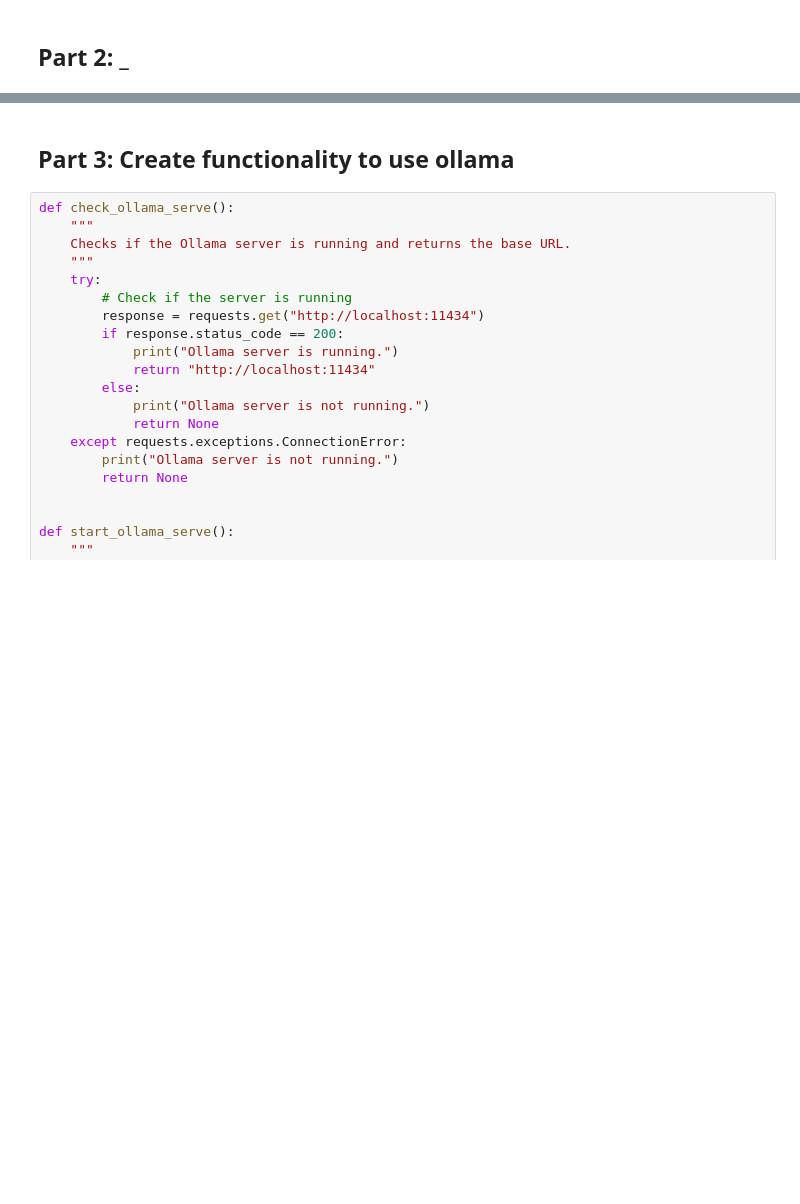
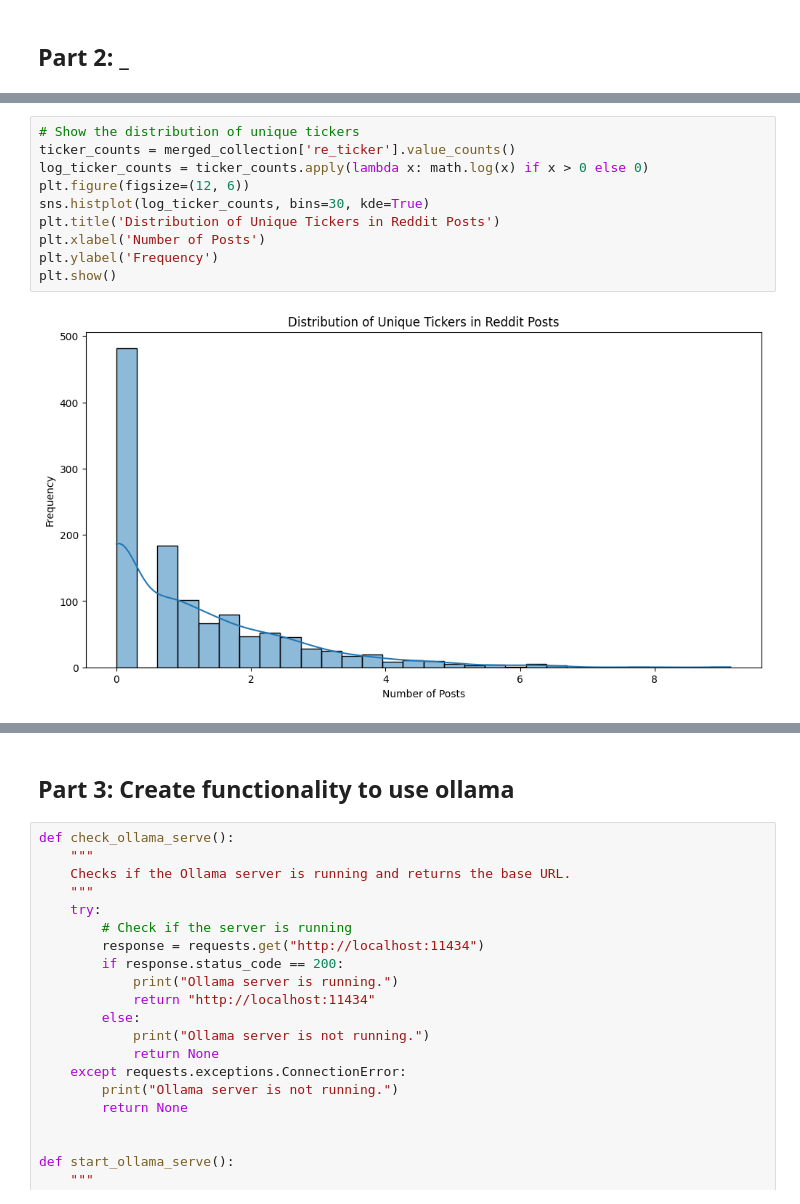
Before and after one commit to ColeJMitchell/machine-learning-stock-prediction, a Jupyter notebook: ticker_attribution.ipynb, the cells around one changed output, grey strips where cells are left out. Saved outputs shown, nothing was run; the diff lists cells and outputs as text; blank space fills up the shorter version.

```diff
--- a/ticker_attribution.ipynb
+++ b/ticker_attribution.ipynb
@@ -90,3 +112,15 @@ Number of unique tickers: 3700
 | 7 | Before, After, and Dr*gs? | MSTR |
 | 8 | Uranium Yolo | None |
 | 9 | IBKR $185 C 6/20. What are your t... | IBKR |
+# %%
+# Show the distribution of unique tickers
+ticker_counts = merged_collection['re_ticker'].value_counts()
+log_ticker_counts = ticker_counts.apply(lambda x: math.log(x) if x > 0 else 0)
+plt.figure(figsize=(12, 6))
+sns.histplot(log_ticker_counts, bins=30, kde=True)
+plt.title('Distribution of Unique Tickers in Reddit Posts')
+plt.xlabel('Number of Posts')
+plt.ylabel('Frequency')
+plt.show()
+# %% [output]
+[figure, added]
```
Also changed, not shown: parts of 8 cells of this notebook, 2 other files.
